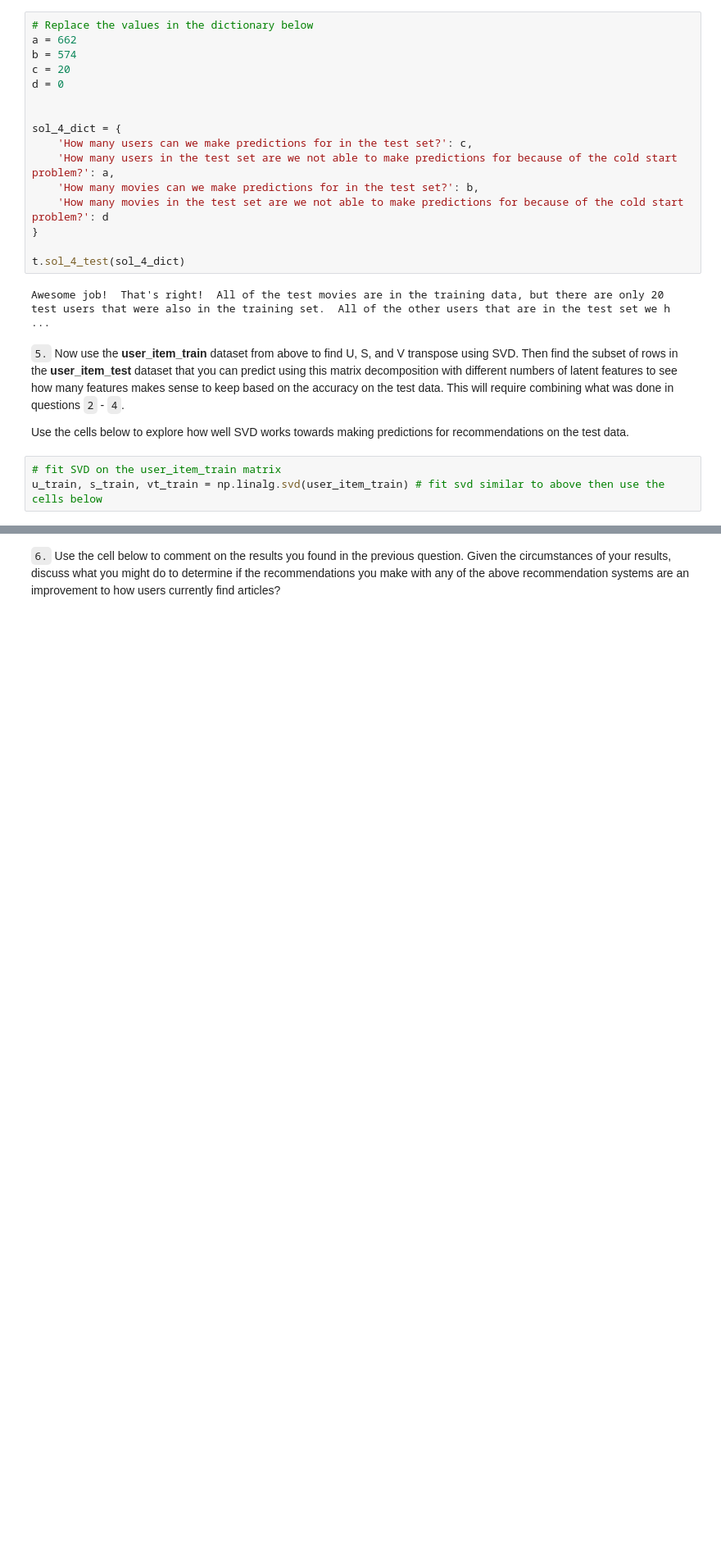
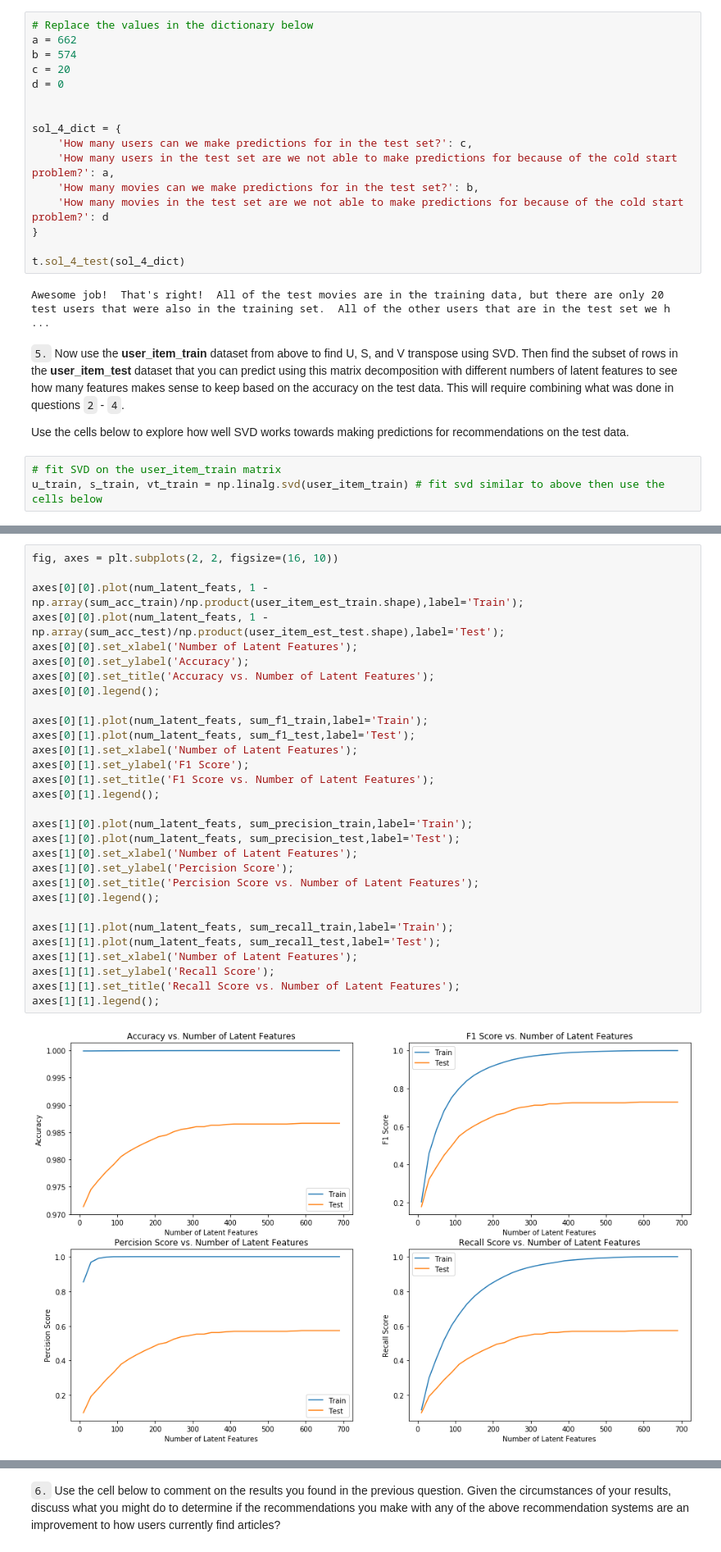
Before and after one commit to chengjiecui/Recommendations_with_IBM, a Jupyter notebook: Recommendations_with_IBM.ipynb, the cells around one changed output, grey strips where cells are left out. Shown at 82% size. Drawn from its saved outputs; the diff is of its cells as text; blank space fills up the shorter version.

```diff
--- a/Recommendations_with_IBM.ipynb
+++ b/Recommendations_with_IBM.ipynb
@@ -1084,0 +1269,32 @@ plt.legend();
+# %%
+fig, axes = plt.subplots(2, 2, figsize=(16, 10))
+
+axes[0][0].plot(num_latent_feats, 1 - np.array(sum_acc_train)/np.product(user_item_est_train.shape),label='Train');
+axes[0][0].plot(num_latent_feats, 1 - np.array(sum_acc_test)/np.product(user_item_est_test.shape),label='Test');
+axes[0][0].set_xlabel('Number of Latent Features');
+axes[0][0].set_ylabel('Accuracy');
+axes[0][0].set_title('Accuracy vs. Number of Latent Features');
+axes[0][0].legend();
+
+axes[0][1].plot(num_latent_feats, sum_f1_train,label='Train');
+axes[0][1].plot(num_latent_feats, sum_f1_test,label='Test');
+axes[0][1].set_xlabel('Number of Latent Features');
+axes[0][1].set_ylabel('F1 Score');
+axes[0][1].set_title('F1 Score vs. Number of Latent Features');
+axes[0][1].legend();
+
+axes[1][0].plot(num_latent_feats, sum_precision_train,label='Train');
+axes[1][0].plot(num_latent_feats, sum_precision_test,label='Test');
+axes[1][0].set_xlabel('Number of Latent Features');
+axes[1][0].set_ylabel('Percision Score');
+axes[1][0].set_title('Percision Score vs. Number of Latent Features');
+axes[1][0].legend();
+
+axes[1][1].plot(num_latent_feats, sum_recall_train,label='Train');
+axes[1][1].plot(num_latent_feats, sum_recall_test,label='Test');
+axes[1][1].set_xlabel('Number of Latent Features');
+axes[1][1].set_ylabel('Recall Score');
+axes[1][1].set_title('Recall Score vs. Number of Latent Features');
+axes[1][1].legend();
+# %% [output]
+[figure, added]
```
Also changed, not shown: parts of 22 cells of this notebook.
